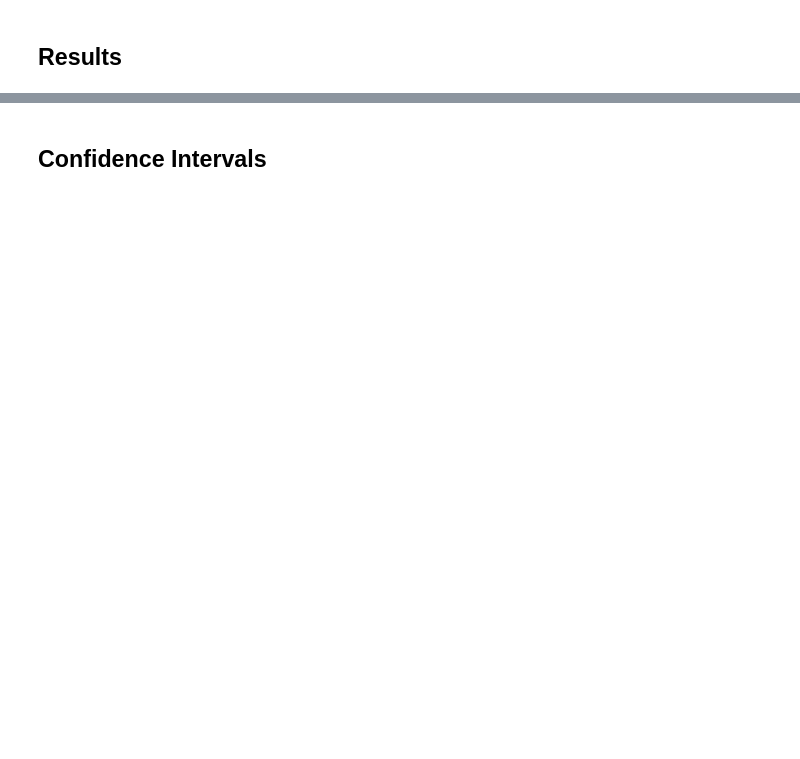
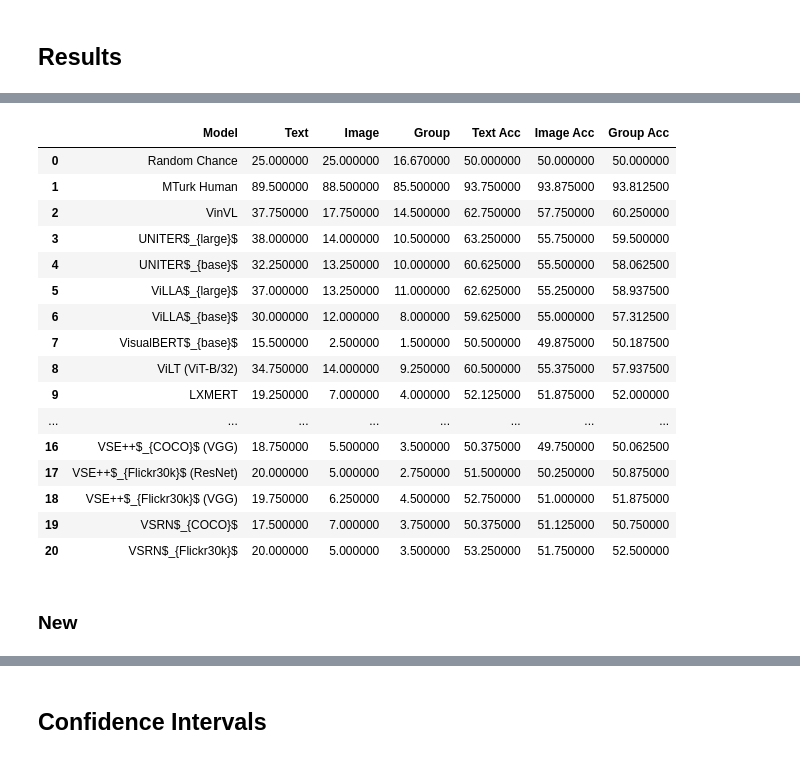
Before and after one commit to juletx/spatial-reasoning, a Jupyter notebook: statistics/winoground_statistics.ipynb, the cells around one changed output, grey strips where cells are left out. Saved outputs shown, nothing was run; the diff lists cells and outputs as text; code cells hidden in the pictures; blank space fills up the shorter version.

```diff
--- a/statistics/winoground_statistics.ipynb
+++ b/statistics/winoground_statistics.ipynb
@@ -193 +319,13 @@ def bolden_table_dict(table_dict):
     return new_table_dict
+# %%
+def bold_gt_25(val):
+    bold = 'bold' if val > 25 else ''
+    return 'font-weight: %s' % bold
+
+def bold_gt_16(val):
+    bold = 'bold' if val > 16.67 else ''
+    return 'font-weight: %s' % bold
+
+def bold_gt_50(val):
+    bold = 'bold' if val > 50 else ''
+    return 'font-weight: %s' % bold
@@ -214,0 +376,24 @@ Aggregate without confidence intervals:
+# %%
+df_baseline.style.applymap(bold_gt_25, subset=pd.IndexSlice[:, ['Text', 'Image']]).\
+    applymap(bold_gt_16, subset=pd.IndexSlice[:, ['Group']]).\
+    applymap(bold_gt_50, subset=pd.IndexSlice[:, ['Text Acc', 'Image Acc', 'Group Acc']])
+# %% [output]
+|  | Model | Text | Image | Group | Text Acc | Image Acc | Group Acc |
+| 0 | Random Chance | 25.000000 | 25.000000 | 16.670000 | 50.000000 | 50.000000 | 50.000000 |
+| 1 | MTurk Human | 89.500000 | 88.500000 | 85.500000 | 93.750000 | 93.875000 | 93.812500 |
+| 2 | VinVL | 37.750000 | 17.750000 | 14.500000 | 62.750000 | 57.750000 | 60.250000 |
+| 3 | UNITER$_{large}$ | 38.000000 | 14.000000 | 10.500000 | 63.250000 | 55.750000 | 59.500000 |
+| 4 | UNITER$_{base}$ | 32.250000 | 13.250000 | 10.000000 | 60.625000 | 55.500000 | 58.062500 |
+| 5 | ViLLA$_{large}$ | 37.000000 | 13.250000 | 11.000000 | 62.625000 | 55.250000 | 58.937500 |
+| 6 | ViLLA$_{base}$ | 30.000000 | 12.000000 | 8.000000 | 59.625000 | 55.000000 | 57.312500 |
+| 7 | VisualBERT$_{base}$ | 15.500000 | 2.500000 | 1.500000 | 50.500000 | 49.875000 | 50.187500 |
+| 8 | ViLT (ViT-B/32) | 34.750000 | 14.000000 | 9.250000 | 60.500000 | 55.375000 | 57.937500 |
+| 9 | LXMERT | 19.250000 | 7.000000 | 4.000000 | 52.125000 | 51.875000 | 52.000000 |
+| ... | ... | ... | ... | ... | ... | ... | ... |
+| 16 | VSE++$_{COCO}$ (VGG) | 18.750000 | 5.500000 | 3.500000 | 50.375000 | 49.750000 | 50.062500 |
+| 17 | VSE++$_{Flickr30k}$ (ResNet) | 20.000000 | 5.000000 | 2.750000 | 51.500000 | 50.250000 | 50.875000 |
+| 18 | VSE++$_{Flickr30k}$ (VGG) | 19.750000 | 6.250000 | 4.500000 | 52.750000 | 51.000000 | 51.875000 |
+| 19 | VSRN$_{COCO}$ | 17.500000 | 7.000000 | 3.750000 | 50.375000 | 51.125000 | 50.750000 |
+| 20 | VSRN$_{Flickr30k}$ | 20.000000 | 5.000000 | 3.500000 | 53.250000 | 51.750000 | 52.500000 |
+# %% [markdown]
+### New
```
Also changed, not shown: parts of 34 cells of this notebook, 46 other files.
